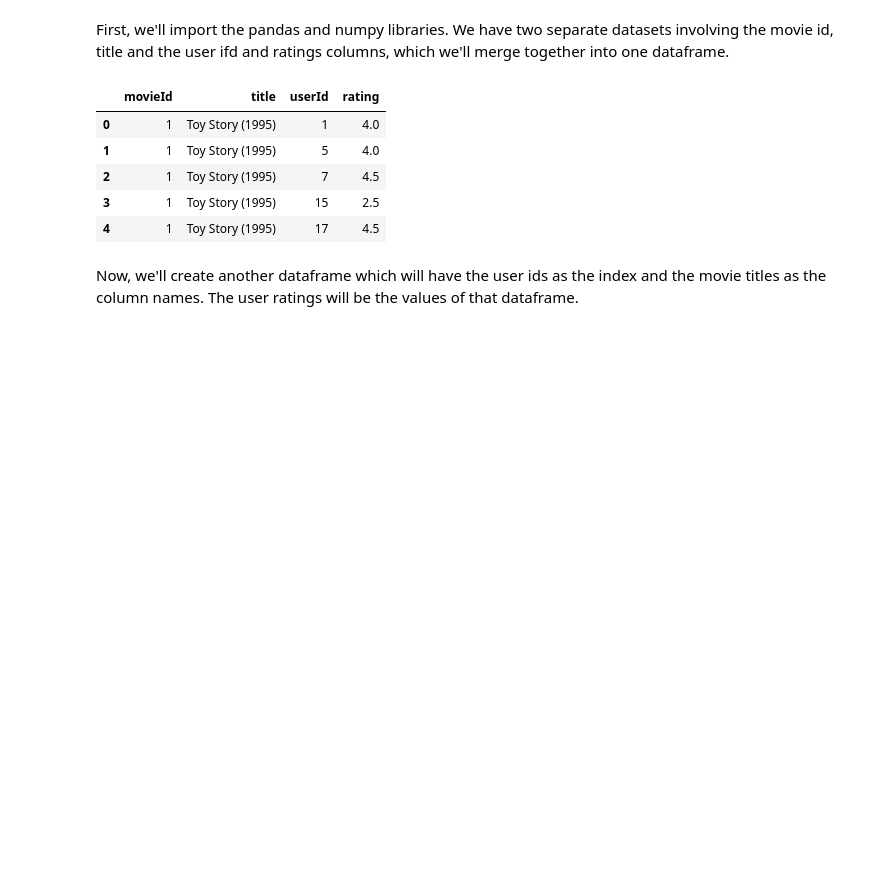
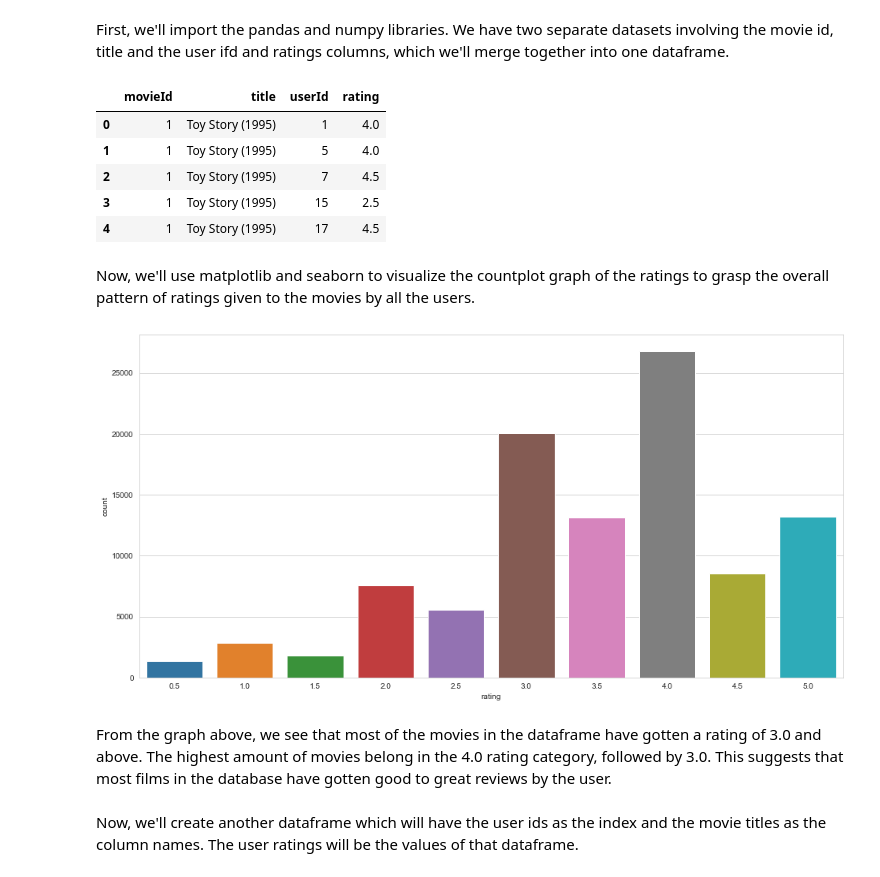
Before and after one commit to hosadman/movie-recommendation-system, a Jupyter notebook: Movie-Recommendation-System.ipynb, the cells around one changed output. Drawn from its saved outputs; the diff is of its cells as text; code cells hidden in the pictures; blank space fills up the shorter version.

Commit message:
Added graph analysis of ratings

```diff
--- a/Movie-Recommendation-System.ipynb
+++ b/Movie-Recommendation-System.ipynb
@@ -24,6 +24,21 @@ ratings.head()
 | 2 | 1 | Toy Story (1995) | 7 | 4.5 |
 | 3 | 1 | Toy Story (1995) | 15 | 2.5 |
 | 4 | 1 | Toy Story (1995) | 17 | 4.5 |
+# %% [markdown]
+Now, we'll use matplotlib and seaborn to visualize the countplot graph of the ratings to grasp the overall pattern of ratings given to the movies by all the users.
+# %%
+import matplotlib.pyplot as plt
+import seaborn as sns
+
+sns.set_style('whitegrid')
+plt.figure(figsize=(16,8))
+sns.countplot(x='rating',data=ratings)
+
+plt.show()
+# %% [output]
+[figure, added]
+# %% [markdown]
+From the graph above, we see that most of the movies in the dataframe have gotten a rating of 3.0 and above. The highest amount of movies belong in the 4.0 rating category, followed by 3.0. This suggests that most films in the database have gotten good to great reviews by the user.
 # %% [markdown]
 Now, we'll create another dataframe which will have the user ids as the index and the movie titles as the column names. The user ratings will be the values of that dataframe.
 # %%
```
